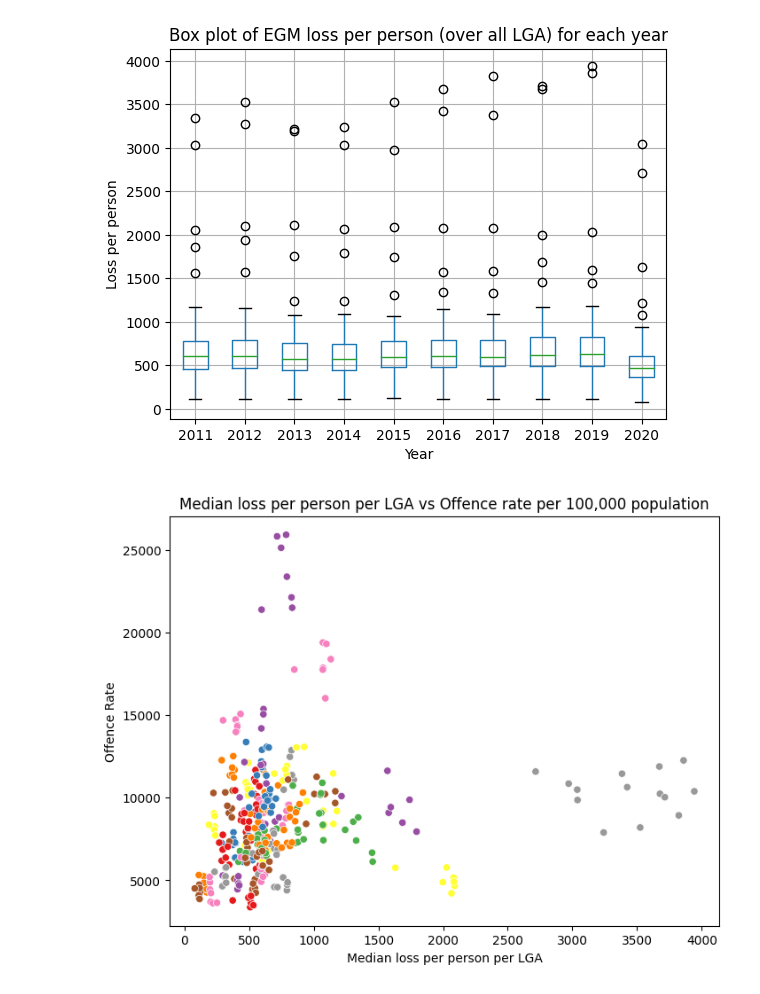
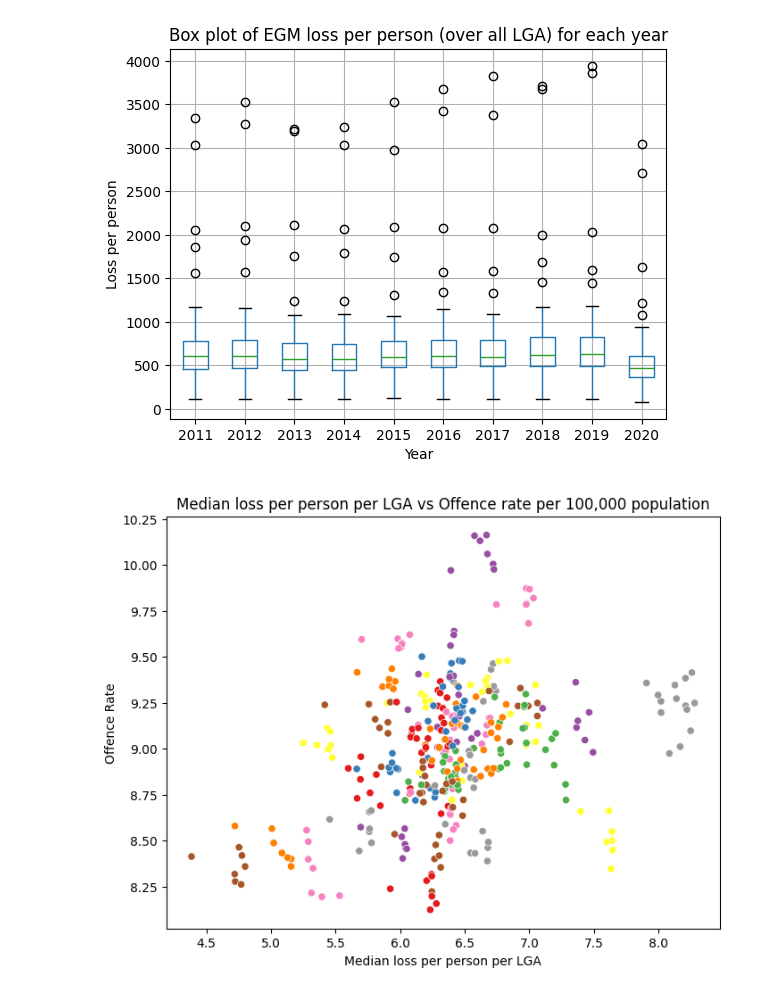
Before and after one commit to khangluong2004/COMP20008_Assignment2, a Jupyter notebook: michael/eda.ipynb, the cells around one changed output. Cells and saved outputs as stored; diff of their text form; code cells hidden in the pictures.

```diff
--- a/michael/eda.ipynb
+++ b/michael/eda.ipynb
@@ -252,33 +258,35 @@ Text(0, 0.5, 'Loss per person')
 # %%
 # Plot EGM loss per person against offence rate
 egm_offence_data = {
     'LGA': [],
     'loss': [],
     'offence_rate': [],
 }
 
 for name, group in new_egm.groupby('LGA'):
-    for year in range(2014, 2021):
+    for year in range(2014, 2020 + 1):
         egm_offence_data['LGA'].append(name)
-        egm_offence_data['loss'].append(group[str(year)].median())
+
+        # Apply log to both axes to reduce effects of outliers?
+        egm_offence_data['loss'].append(group[str(year)].apply(math.log).median())
         egm_offence_data['offence_rate'].append(
-            offences.loc[(offences['Year'] == year) & (offences['LGA'] == name), 'Rate per 100,000 population'].median()
-            # offences.loc[(offences['Year'] == year) & (offences['LGA'] == name), 'Offence Count'].median()
+            offences.loc[(offences['Year'] == year) & (offences['LGA'] == name), 'Rate per 100,000 population'].apply(math.log).median()
+            # offences.loc[(offences['Year'] == year) & (offences['LGA'] == name), 'Offence Count'].apply(math.log).median()
         )
 
 # Create scatter plot using Seaborn
 plt.figure(figsize=(8, 6))
 sns.scatterplot(x='loss', y='offence_rate', hue='LGA', palette='Set1', data=egm_offence_data, legend=False)
 
 # Add labels and title
 plt.xlabel('Median loss per person per LGA')
 plt.ylabel('Offence Rate')
 plt.title('Median loss per person per LGA vs Offence rate per 100,000 population')
 
 # Show the plot
 plt.show()
 # %% [output]
-[figure, old version]
+[figure, new version]
 # %%
 # Correlation between median EGM loss per person and offence rate per 100,000 population, for each LGA
 egm_offence_df = pd.DataFrame(egm_offence_data)
```
Also changed, not shown: parts of 9 cells of this notebook.
